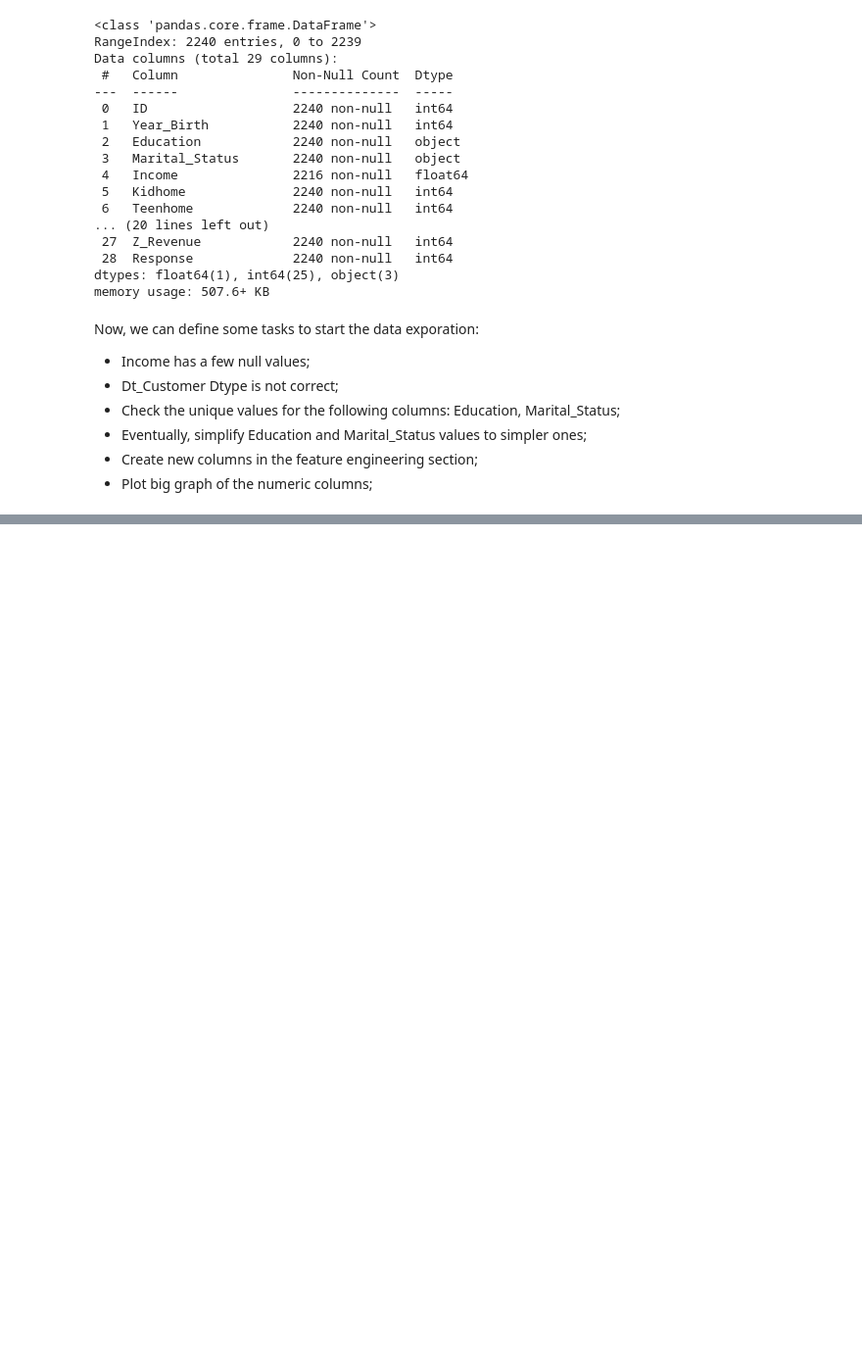
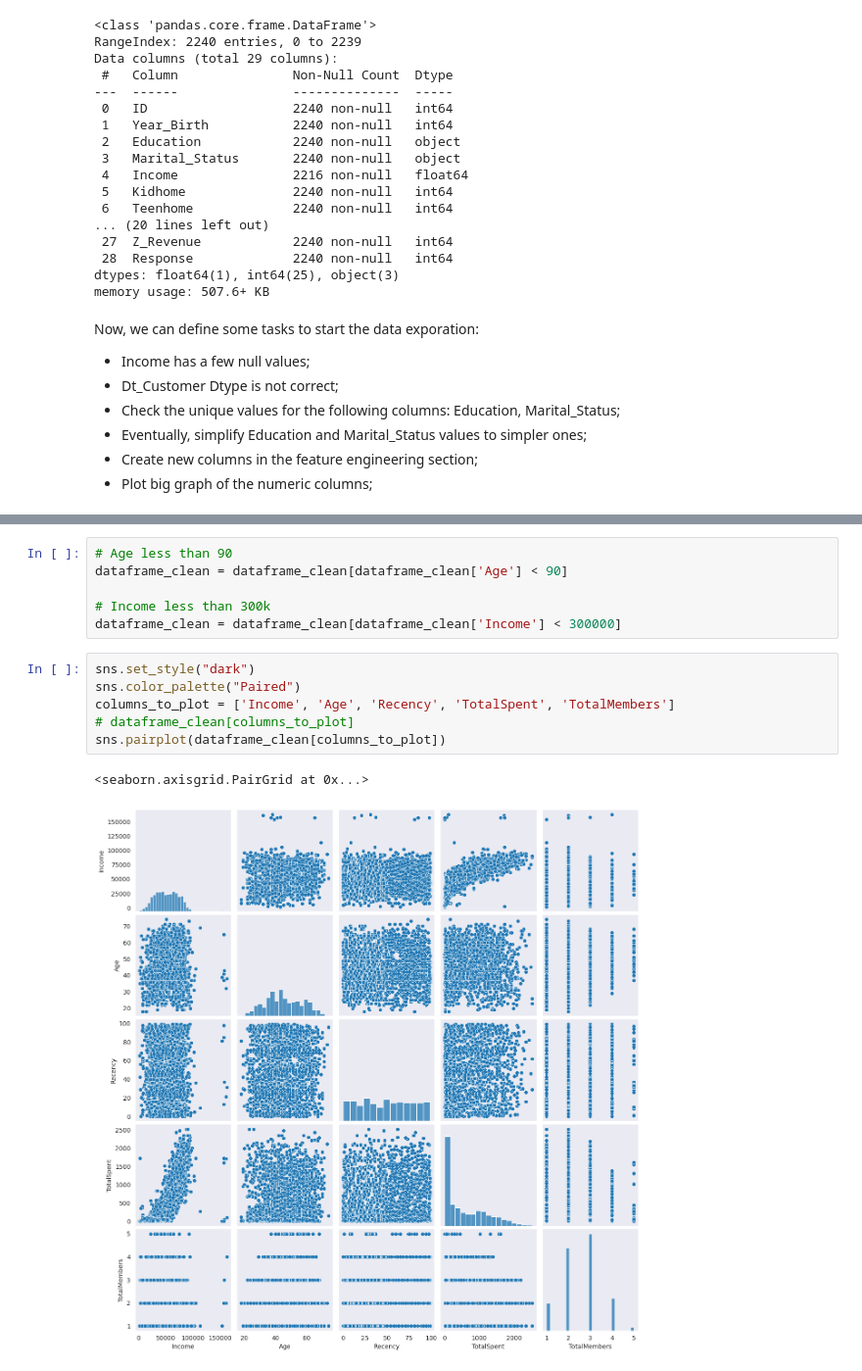
Before and after one commit to davi-santos/customer-segmentation, a Jupyter notebook: notebooks/1.0-davi_santos-initial_data_exploration.ipynb, the cells around one changed output, grey strips where cells are left out. Shown at 98% size. Drawn from its saved outputs; the diff is of its cells as text; blank space fills up the shorter version.

```diff
--- a/notebooks/1.0-davi_santos-initial_data_exploration.ipynb
+++ b/notebooks/1.0-davi_santos-initial_data_exploration.ipynb
@@ -72,0 +245,15 @@ Now, we can define some tasks to start the data exporation:
+# %%
+# Age less than 90
+dataframe_clean = dataframe_clean[dataframe_clean['Age'] < 90]
+
+# Income less than 300k
+dataframe_clean = dataframe_clean[dataframe_clean['Income'] < 300000]
+# %%
+sns.set_style("dark")
+sns.color_palette("Paired")
+columns_to_plot = ['Income', 'Age', 'Recency', 'TotalSpent', 'TotalMembers']
+# dataframe_clean[columns_to_plot]
+sns.pairplot(dataframe_clean[columns_to_plot])
+# %% [output]
+<seaborn.axisgrid.PairGrid at 0x...>
+[figure, added]
```
Also changed, not shown: parts of 30 cells of this notebook.
